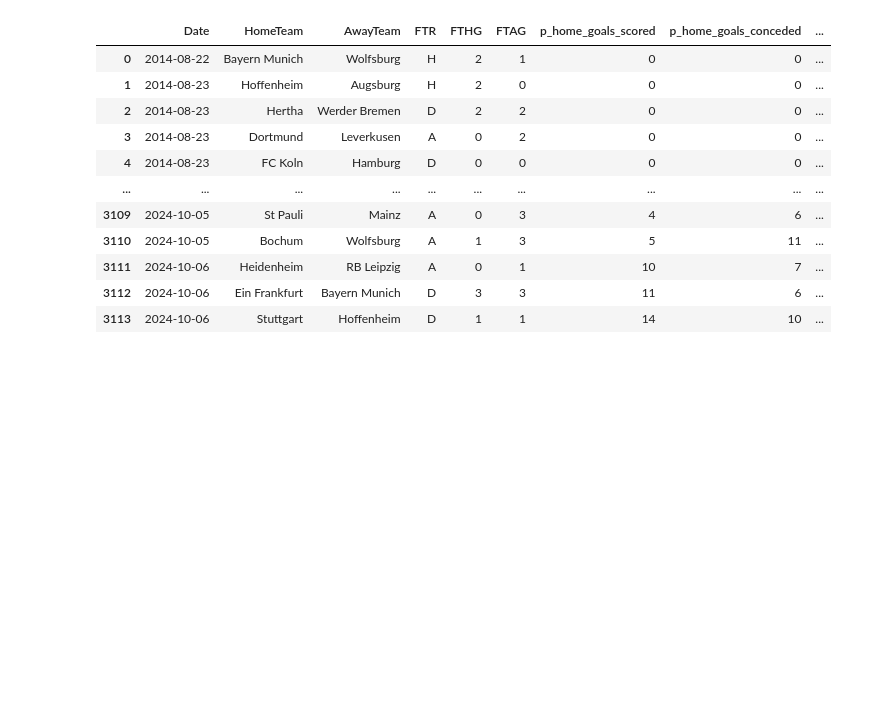
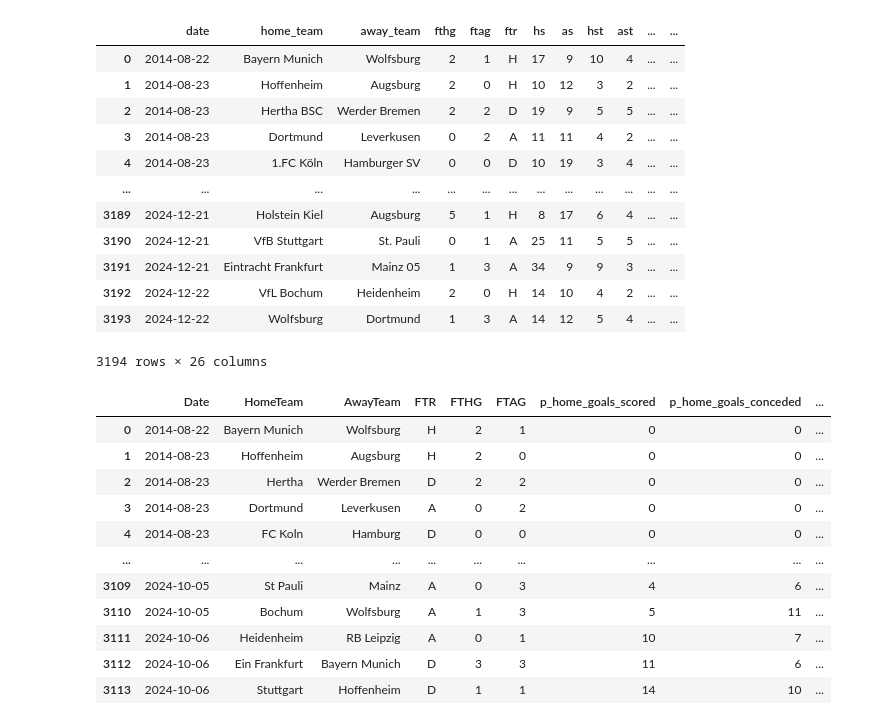
Before and after one commit to SunMax44/bundesliga_match_predictor, a Jupyter notebook: python_notebooks/data_preparation.ipynb, the cells around one changed output. Drawn from its saved outputs; the diff is of its cells as text; code cells hidden in the pictures; blank space fills up the shorter version.

```diff
--- a/python_notebooks/data_preparation.ipynb
+++ b/python_notebooks/data_preparation.ipynb
@@ -88,3 +86,9 @@ buli_df.isna().sum()
 #dropping rows & columns with all null values
 buli_df.dropna(axis=1, how='all', inplace=True) #dropped 3 columns
 buli_df.dropna(axis=0, how='all',inplace=True) #0 rows dropped
+# %%
+buli_df_red = buli_df[['Date', 'HomeTeam', 'AwayTeam', 'FTHG', 'FTAG', 'FTR', 'HS', 'AS', 'HST', 'AST', 'HF', 'AF', 'HC', 'AC', 'HY', 'AY', 'HR', 'AR']]
+
+df = buli_df_red
+
+df.columns = ['date', 'home_team', 'away_team', 'fthg', 'ftag', 'ftr', 'hs', 'as', 'hst', 'ast', 'hf', 'af', 'hc', 'ac', 'hy', 'ay', 'hr', 'ar']
@@ -90,0 +102,35 @@ buli_df.dropna(axis=0, how='all',inplace=True) #0 rows dropped
+# %%
+# match team names of both dfs
+name_mapping = {
+    'Borussia Dortmund': 'Dortmund',
+    'Borussia M.Gladbach': "M'gladbach",
+    'Bayer Leverkusen': 'Leverkusen',
+    'Mainz': 'Mainz 05',
+    'Ein Frankfurt': 'Eintracht Frankfurt',
+    'FC Koln': '1.FC Köln',
+    'FC Cologne': '1.FC Köln',
+    'Hertha': 'Hertha BSC',
+    'Hertha Berlin': 'Hertha BSC',
+    'Stuttgart': 'VfB Stuttgart',
+    'RB Leipzig': 'Leipzig',
+    'RasenBallsport Leipzig': 'Leipzig',
+    'Hamburg': 'Hamburger SV',
+    'Hannover': 'Hannover 96',
+    'Bochum': 'VfL Bochum',
+    'Fortuna Dusseldorf': 'Fortuna Düsseldorf',
+    'Fortuna Duesseldorf': 'Fortuna Düsseldorf',
+    'Bielefeld': 'Arminia Bielefeld',
+    'FC Heidenheim': 'Heidenheim',
+    'Nuernberg': '1.FC Nürnberg',
+    'Nurnberg': '1.FC Nürnberg',
+    'Greuther Furth': 'Greuther Fürth',
+    'Greuther Fuerth': 'Greuther Fürth',
+    'St Pauli': 'St. Pauli'
+}
+
+df['home_team'].replace(name_mapping, inplace=True)
+df['away_team'].replace(name_mapping, inplace=True)
+adv_df['home_team'].replace(name_mapping, inplace=True)
+adv_df['away_team'].replace(name_mapping, inplace=True)
+print(df['home_team'].value_counts())
+print(adv_df['away_team'].value_counts())
@@ -90,0 +163,18 @@ buli_df.dropna(axis=0, how='all',inplace=True) #0 rows dropped
+# %%
+#merge dfs
+
+merged_df = pd.merge(df, adv_df, on=['date', 'home_team', 'away_team'], how='inner')
+# %% [output]
+|  | date | home_team | away_team | fthg | ftag | ftr | hs | as | hst | ast | ... | ... |
+| 0 | 2014-08-22 | Bayern Munich | Wolfsburg | 2 | 1 | H | 17 | 9 | 10 | 4 | ... | ... |
+| 1 | 2014-08-23 | Hoffenheim | Augsburg | 2 | 0 | H | 10 | 12 | 3 | 2 | ... | ... |
+| 2 | 2014-08-23 | Hertha BSC | Werder Bremen | 2 | 2 | D | 19 | 9 | 5 | 5 | ... | ... |
+| 3 | 2014-08-23 | Dortmund | Leverkusen | 0 | 2 | A | 11 | 11 | 4 | 2 | ... | ... |
+| 4 | 2014-08-23 | 1.FC Köln | Hamburger SV | 0 | 0 | D | 10 | 19 | 3 | 4 | ... | ... |
+| ... | ... | ... | ... | ... | ... | ... | ... | ... | ... | ... | ... | ... |
+| 3189 | 2024-12-21 | Holstein Kiel | Augsburg | 5 | 1 | H | 8 | 17 | 6 | 4 | ... | ... |
+| 3190 | 2024-12-21 | VfB Stuttgart | St. Pauli | 0 | 1 | A | 25 | 11 | 5 | 5 | ... | ... |
+| 3191 | 2024-12-21 | Eintracht Frankfurt | Mainz 05 | 1 | 3 | A | 34 | 9 | 9 | 3 | ... | ... |
+| 3192 | 2024-12-22 | VfL Bochum | Heidenheim | 2 | 0 | H | 14 | 10 | 4 | 2 | ... | ... |
+| 3193 | 2024-12-22 | Wolfsburg | Dortmund | 1 | 3 | A | 14 | 12 | 5 | 4 | ... | ... |
+3194 rows × 26 columns
```
Also changed, not shown: parts of 6 cells of this notebook, 8 other files.
